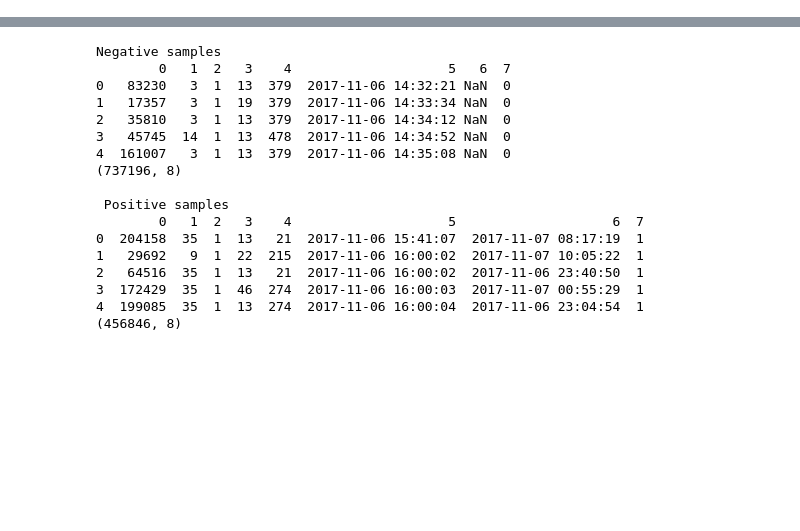
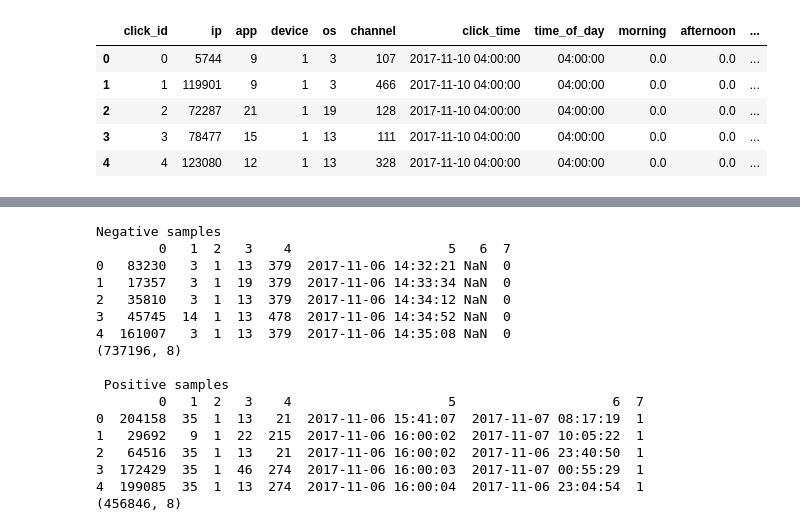
Before and after one commit to harsh306/Kaggle_TalkingData_imbalanced, a Jupyter notebook: kaggle.ipynb, the cells around one changed output, grey strips where cells are left out. Drawn from its saved outputs; the diff is of its cells as text; code cells hidden in the pictures; blank space fills up the shorter version.

```diff
--- a/kaggle.ipynb
+++ b/kaggle.ipynb
@@ -12,0 +22,26 @@ import pprint
+# %%
+final_test = pd.read_csv('./data/test/test.csv')
+dff = final_test
+dff.iloc[:,6] = pd.to_datetime(dff.iloc[:,6])
+dff['time_of_day'] = dff.iloc[:,6].apply(lambda x: x.time())
+#df['time_of_day'].head
+dff['morning'] = (dff['time_of_day'] >= time(8,0)) & (dff['time_of_day'] <= time(12,0))
+dff['afternoon'] = (dff['time_of_day'] >= time(12,1)) & (dff['time_of_day'] <= time(17,0))
+dff['evening'] = (dff['time_of_day'] >= time(17,1)) & (dff['time_of_day'] <= time(20,0))
+dff['night'] = (dff['time_of_day'] >= time(20,1)) & (dff['time_of_day'] <= time(23,59))
+dff['late_night'] = (dff['time_of_day'] >= time(0,1)) & (dff['time_of_day'] <= time(8,0))
+dff['night'] = dff['night'].astype(float)
+dff['afternoon'] = dff['afternoon'].astype(float)
+dff['late_night'] = dff['late_night'].astype(float)
+dff['morning'] = dff['morning'].astype(float)
+dff['evening'] = dff['evening'].astype(float)
+test_df = dff
+#del df
+test_df.head()
+# %% [output]
+|  | click_id | ip | app | device | os | channel | click_time | time_of_day | morning | afternoon | ... |
+| 0 | 0 | 5744 | 9 | 1 | 3 | 107 | 2017-11-10 04:00:00 | 04:00:00 | 0.0 | 0.0 | ... |
+| 1 | 1 | 119901 | 9 | 1 | 3 | 466 | 2017-11-10 04:00:00 | 04:00:00 | 0.0 | 0.0 | ... |
+| 2 | 2 | 72287 | 21 | 1 | 19 | 128 | 2017-11-10 04:00:00 | 04:00:00 | 0.0 | 0.0 | ... |
+| 3 | 3 | 78477 | 15 | 1 | 13 | 111 | 2017-11-10 04:00:00 | 04:00:00 | 0.0 | 0.0 | ... |
+| 4 | 4 | 123080 | 12 | 1 | 13 | 328 | 2017-11-10 04:00:00 | 04:00:00 | 0.0 | 0.0 | ... |
```
Also changed, not shown: parts of 24 cells of this notebook, 2 other files.
